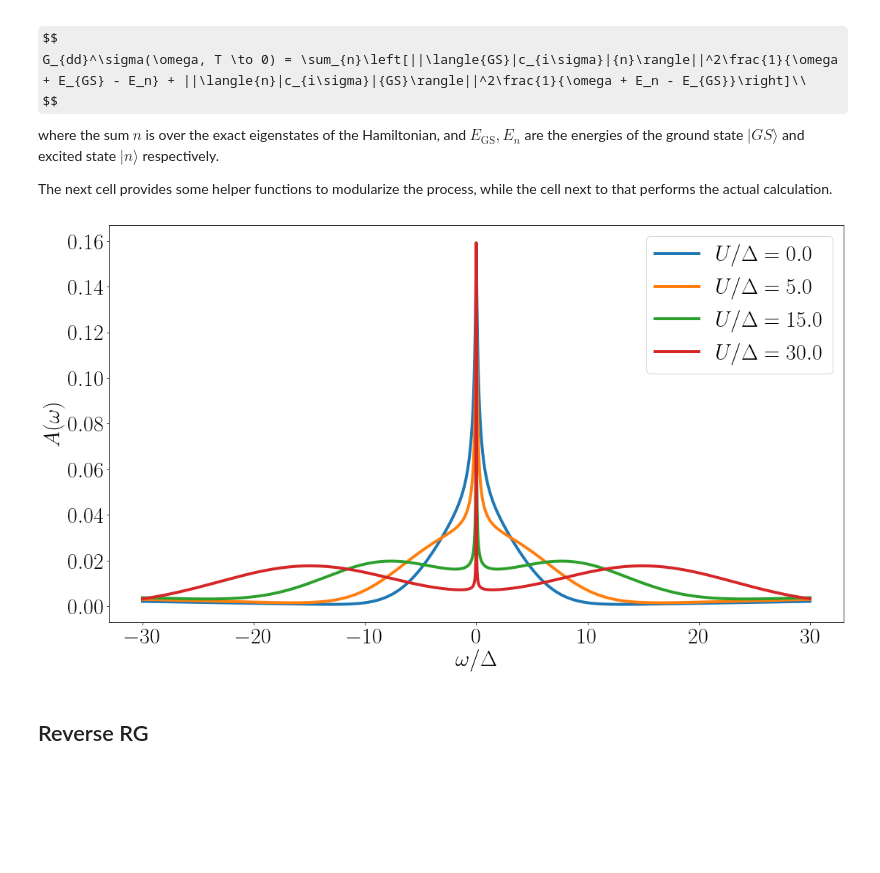
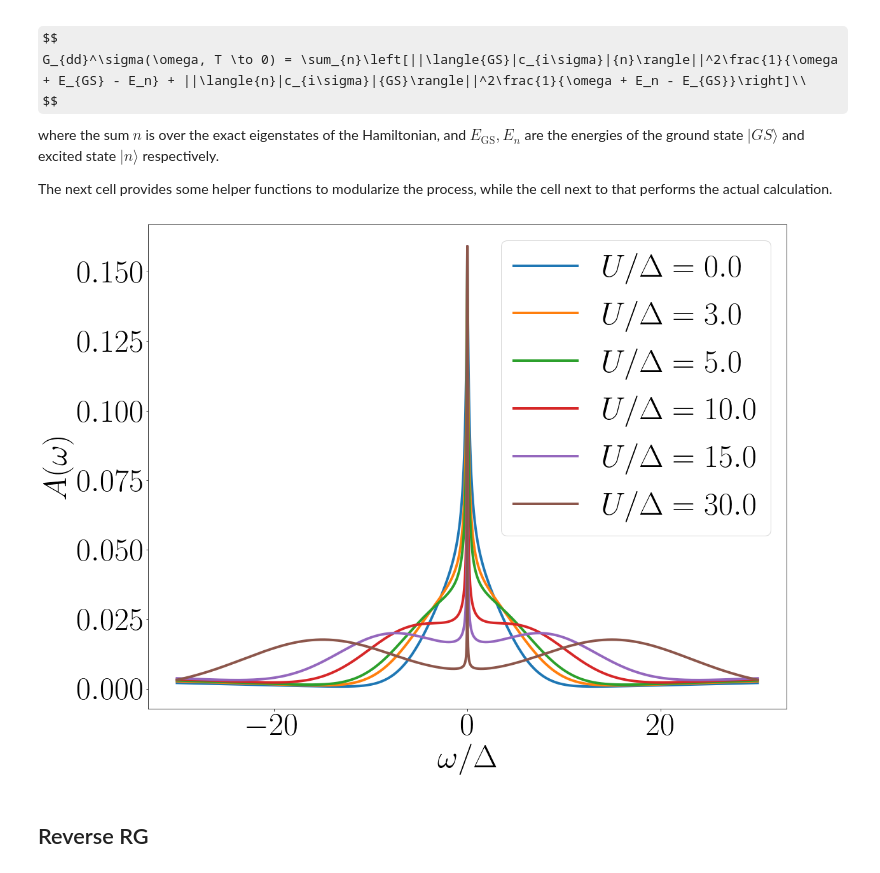
Before and after one commit to abhirup-m/Anderson-Impurity-Model-URG, a Jupyter notebook: numerics/spin-charge-symmetrical/spin_charge_symm.ipynb, the cells around one changed output. Saved outputs shown, nothing was run; the diff lists cells and outputs as text; code cells hidden in the pictures; some formulas as TeX source; blank space fills up the shorter version.

```diff
--- a/numerics/spin-charge-symmetrical/spin_charge_symm.ipynb
+++ b/numerics/spin-charge-symmetrical/spin_charge_symm.ipynb
@@ -923,44 +923,43 @@ def spec_func_U(params, w_range, w_cut, non_int_ht, tqdm_flag=False, Ubath=0):
     A *= h_factor
     return A
 # %%
+plt.rcParams.update({'font.size': 50})
+
+
 delta = 1
 N0 = 2
 rho0 = 0.1
 deltaE = N0/rho0
 D = deltaE
 t = D
 Nk = 4
 a = 1
 k_bath = 2*np.pi*np.linspace(0, Nk-1, Nk)/(a*Nk)
 Ek_0 = np.round(-2*t*np.cos(k_bath*a), 2)
 V = round(np.sqrt(delta/(np.pi * N0 * deltaE)), 2)
 non_int_ht = 1/(2*np.pi*delta)
 w_max = 30
 N_w = 2000
 w_range = np.linspace(-w_max, w_max, N_w)*delta
 w_range = np.insert(w_range, int(len(w_range)/2), 0) if 0 not in w_range else w_range
 w_cut = delta*0.5
-U_range = np.array([0, 5, 15, 30])*delta
+U_range = np.array([0, 3, 5, 10, 15, 30])*delta
 J_range = np.linspace(1, 0, len(U_range))*delta
-plt.figure(figsize=(18, 10))
+plt.figure(figsize=(18, 14))
 
-# ins = plt.gca().inset_axes([0.01,0.2,0.4,0.8])
 for U,J in tqdm(zip(U_range, J_range), total=len(U_range)):
     A = spec_func_U((Ek_0, U, V, J), w_range, w_cut, non_int_ht, tqdm_flag=True)
     if len(A) == 0:
         continue
     plt.plot(w_range/delta, A, label=r"$U/\Delta={}$".format(round(U/delta,2)), lw=4)
-    # ins.plot(w_range[abs(w_range)<delta/2]/delta, A[abs(w_range)<delta/2])
-    # ins.set_xticks([])
-    # ins.set_yticks([])
 
 plt.legend()
 plt.xlabel("$\omega/\Delta$")
 plt.ylabel("$A(\omega)$")
-plt.savefig("gen_siam_spec_func-wb.pdf", bbox_inches='tight')
+plt.savefig("gen_siam_spec_func.pdf", bbox_inches='tight')
 plt.show()
 # %% [output]
-[figure, old version]
+[figure, new version]
 # %% [markdown]
 ## Reverse RG
 # %% [markdown]
```
Also changed, not shown: 4 other files.
